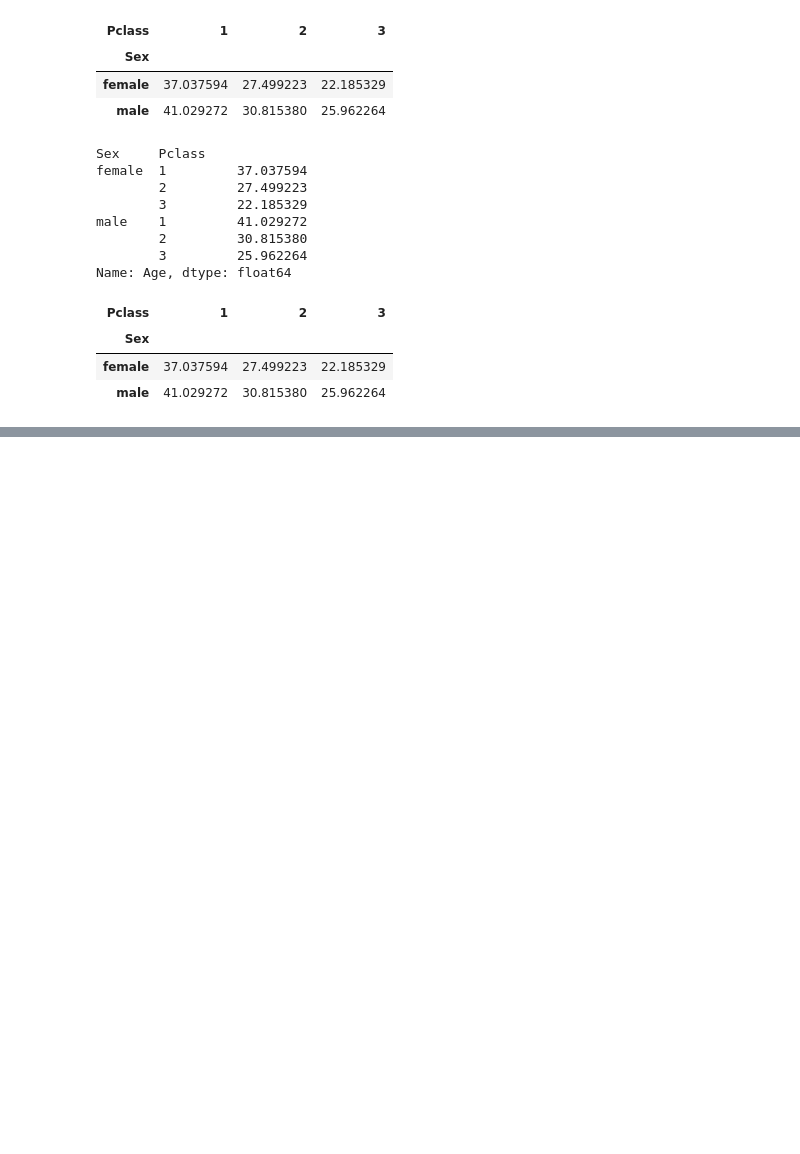
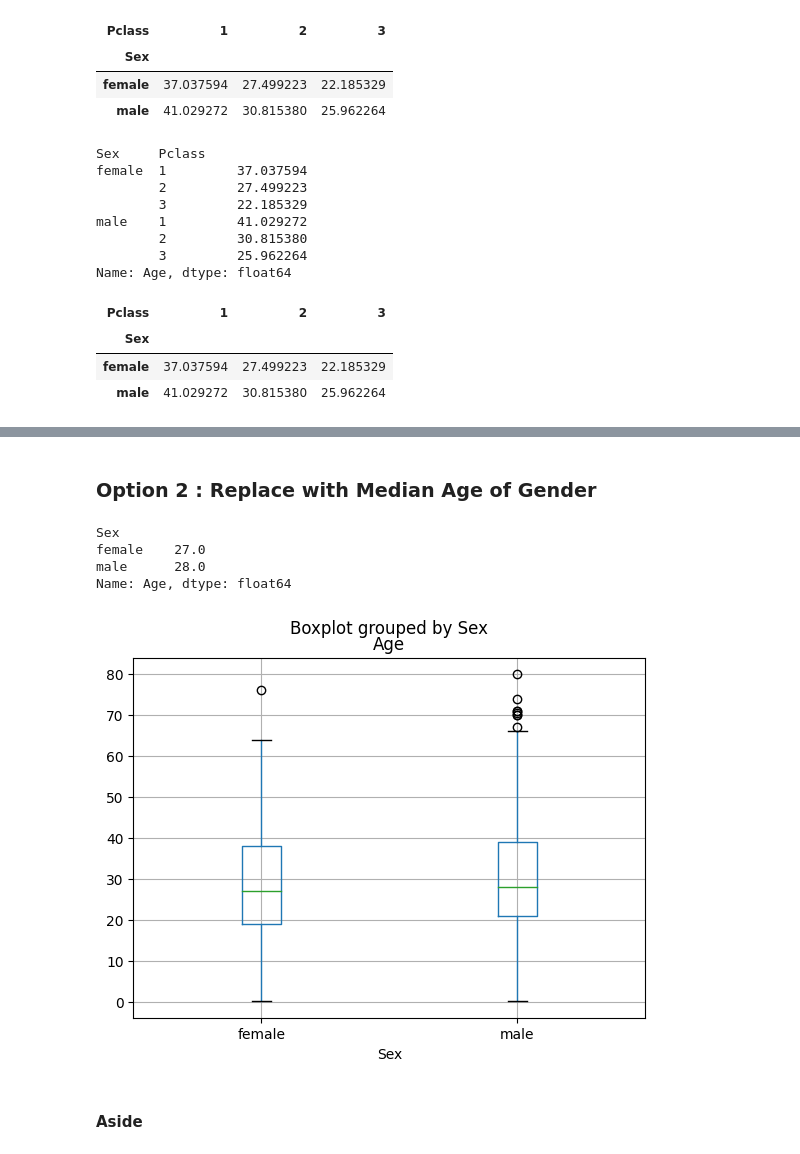
Before and after one commit to zakpdev/titanic, a Jupyter notebook: notebooks/2.0-zp-exploring-processing-data.ipynb, the cells around one changed output, grey strips where cells are left out. Drawn from its saved outputs; the diff is of its cells as text; code cells hidden in the pictures; blank space fills up the shorter version.

```diff
--- a/notebooks/2.0-zp-exploring-processing-data.ipynb
+++ b/notebooks/2.0-zp-exploring-processing-data.ipynb
@@ -501,0 +683,17 @@ df.groupby(['Sex', 'Pclass']).Age.mean().unstack()
+# %% [markdown]
+### Option 2 : Replace with Median Age of Gender
+# %%
+# median values
+df.groupby('Sex').Age.median()
+# %% [output]
+Sex
+female    27.0
+male      28.0
+Name: Age, dtype: float64
+# %%
+# visualize using a boxplot
+df[df.notnull()].boxplot('Age', 'Sex');
+# %% [output]
+[figure, added]
+# %% [markdown]
+#### Aside
```
Also changed, not shown: parts of 87 cells of this notebook.
